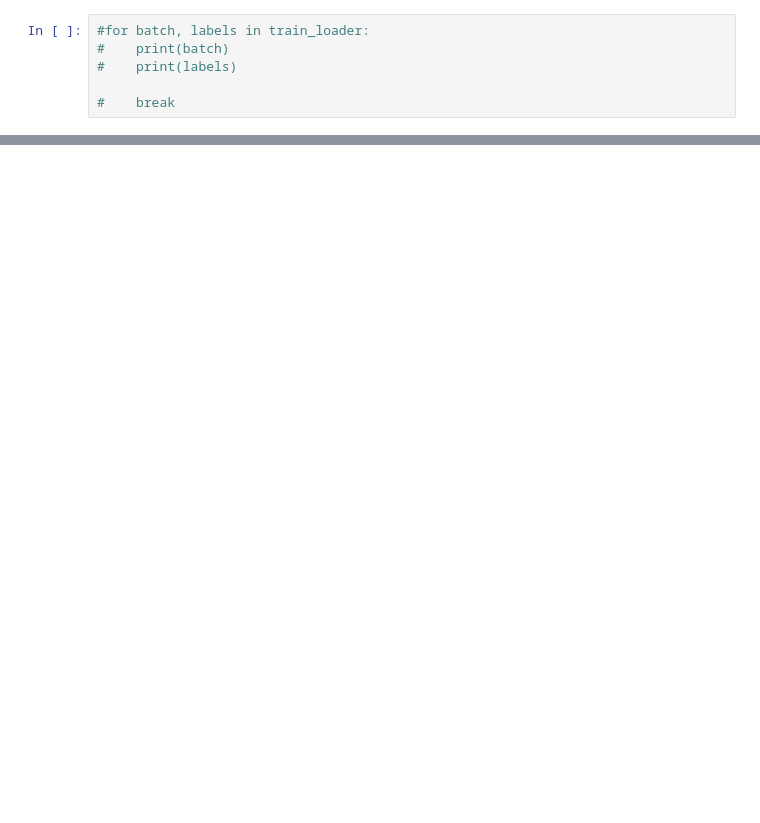
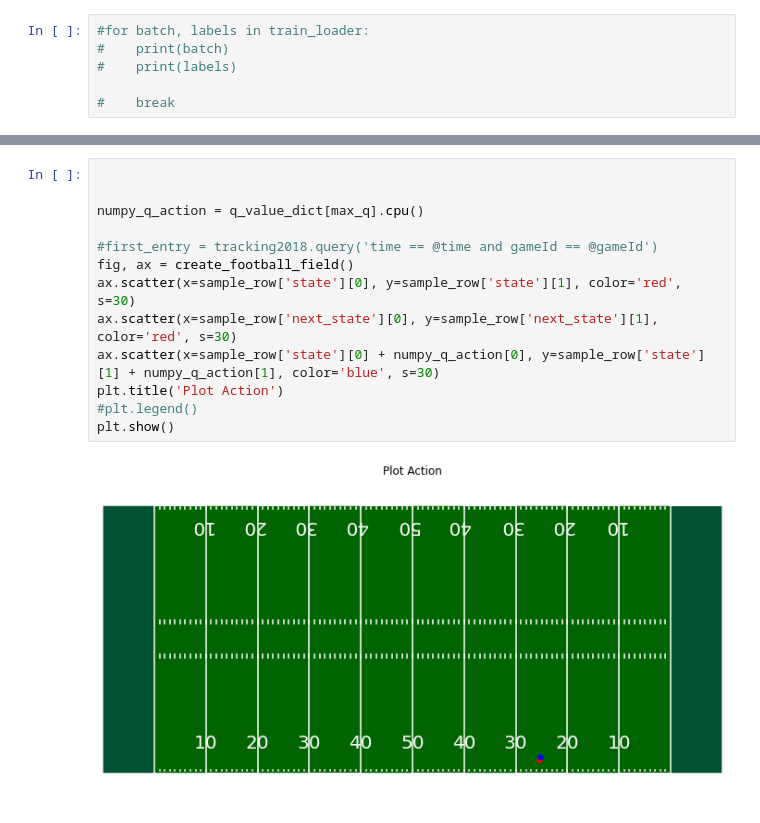
Before and after one commit to scottmaran/big_data_bowl, a Jupyter notebook: qlearning_model.ipynb, the cells around one changed output, grey strips where cells are left out. Cells and saved outputs as stored; diff of their text form; blank space fills up the shorter version.

```diff
--- a/qlearning_model.ipynb
+++ b/qlearning_model.ipynb
@@ -332,0 +483,15 @@ for k in range(iterations):
+# %%
+
+
+numpy_q_action = q_value_dict[max_q].cpu()
+
+#first_entry = tracking2018.query('time == @time and gameId == @gameId')
+fig, ax = create_football_field()
+ax.scatter(x=sample_row['state'][0], y=sample_row['state'][1], color='red', s=30)
+ax.scatter(x=sample_row['next_state'][0], y=sample_row['next_state'][1], color='red', s=30)
+ax.scatter(x=sample_row['state'][0] + numpy_q_action[0], y=sample_row['state'][1] + numpy_q_action[1], color='blue', s=30)
+plt.title('Plot Action')
+#plt.legend()
+plt.show()
+# %% [output]
+[figure, added]
```
Also changed, not shown: parts of 21 cells of this notebook, 5 other files.
